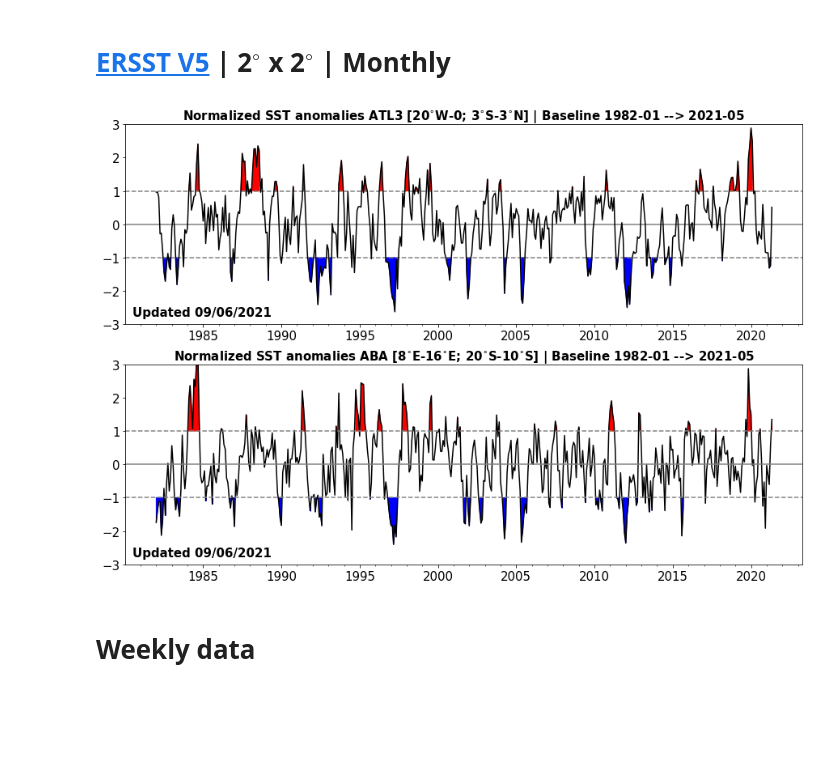
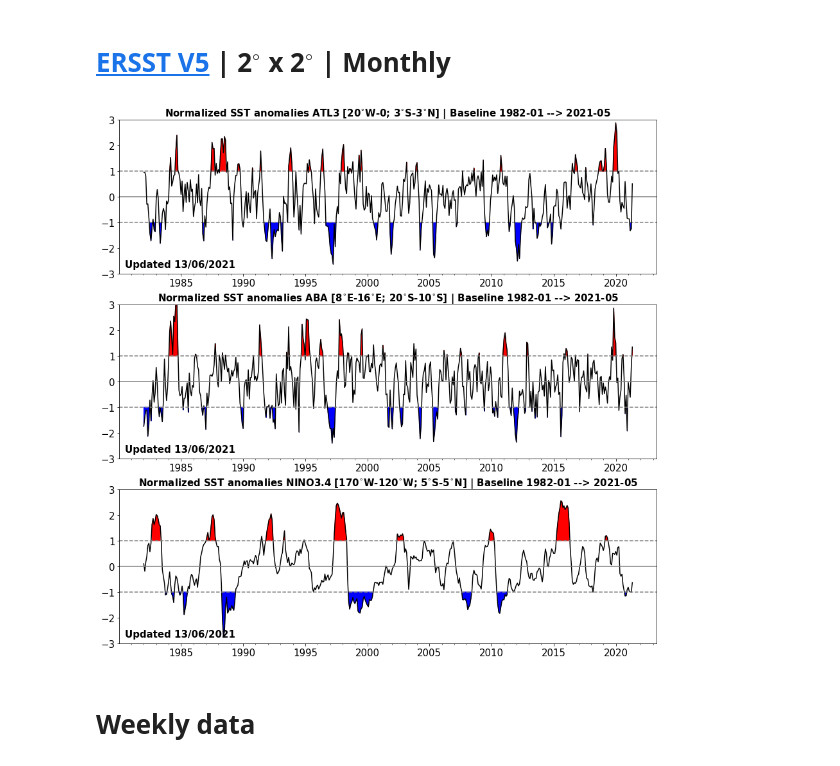
Before and after one commit to aprig/Auto_timeseries_ATL3_ABA, a Jupyter notebook: automatic_time_series_SST.ipynb, the cells around one changed output. Saved outputs shown, nothing was run; the diff lists cells and outputs as text; code cells hidden in the pictures; blank space fills up the shorter version.

```diff
--- a/automatic_time_series_SST.ipynb
+++ b/automatic_time_series_SST.ipynb
@@ -287,6 +327,6 @@ ssta_atl3_norm_oi,ssta_aba_norm_oi = read_data_compute_anomalies_oi(path_oi)
 # %%
 path_ersstv5 = 'https://psl.noaa.gov/thredds/dodsC/Datasets/noaa.ersst.v5/sst.mnmean.nc'
-ssta_atl3_norm_ersst,ssta_aba_norm_ersst = read_data_compute_anomalies_ersstv5(path_ersstv5)
+ssta_atl3_norm_ersst,ssta_aba_norm_ersst,ssta_nino34_norm_ersst = read_data_compute_anomalies_ersstv5(path_ersstv5)
 # %% [markdown]
 # Timeseries of SST anomalies
 # %% [markdown]
@@ -307,9 +347,9 @@ plot_anomalies(ssta_atl3_norm_oi,ssta_aba_norm_oi)
 # %% [markdown]
 # [ERSST V5](https://psl.noaa.gov/data/gridded/data.noaa.ersst.v5.html) | 2$^{\circ}$ x 2$^{\circ}$ | Monthly
 # %%
-plot_anomalies(ssta_atl3_norm_ersst,ssta_aba_norm_ersst)
+plot_anomalies(ssta_atl3_norm_ersst,ssta_aba_norm_ersst,ssta_nino34_norm_ersst)
 # %% [output]
-[figure, old version]
+[figure, new version]
 # %% [markdown]
 # Weekly data
 # %% [markdown]
```
Also changed, not shown: parts of 8 cells of this notebook.
